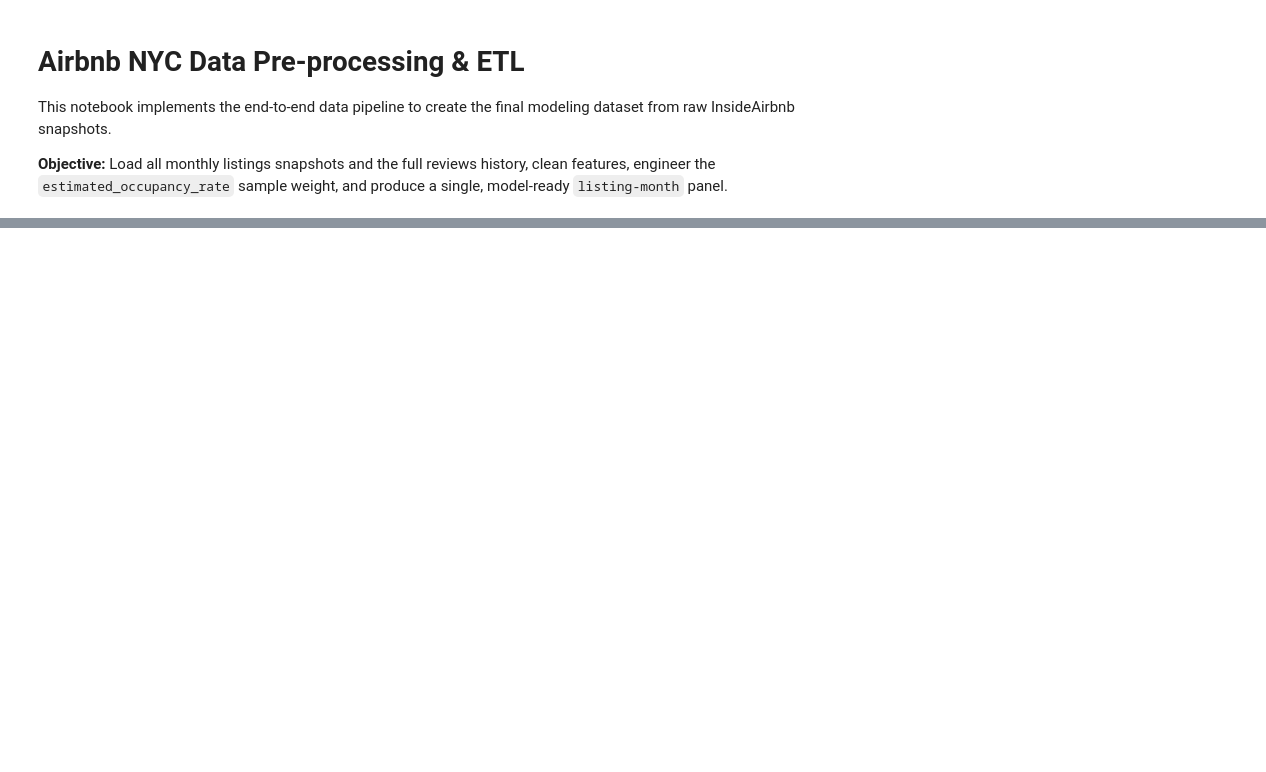
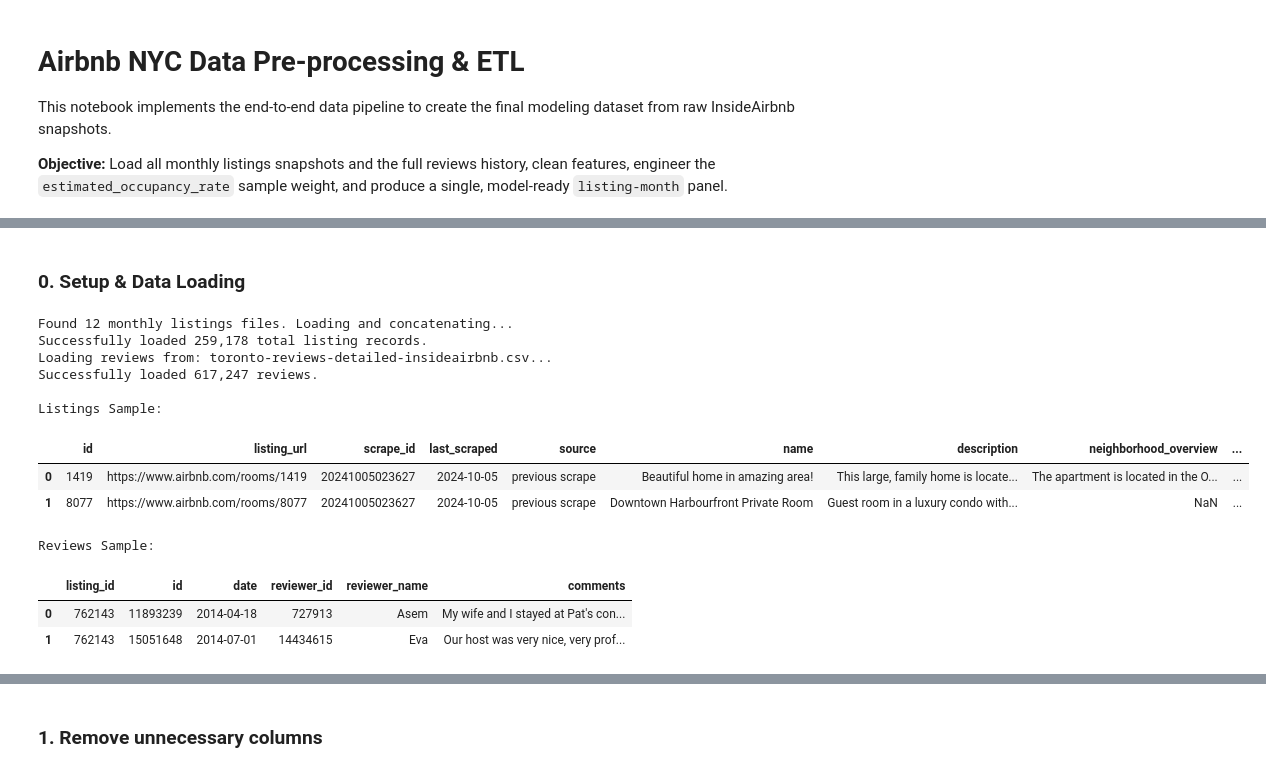
Before and after one commit to arvindsuresh-math/AirBnB-Price-Recommender, a Jupyter notebook: notebooks/01_data_cleaning_oct_11.ipynb, the cells around one changed output, grey strips where cells are left out. Drawn from its saved outputs; the diff is of its cells as text; code cells hidden in the pictures; blank space fills up the shorter version.

```diff
--- a/notebooks/01_data_cleaning_oct_11.ipynb
+++ b/notebooks/01_data_cleaning_oct_11.ipynb
@@ -627,0 +7,68 @@ Name: count, dtype: int64
+# %% [markdown]
+### 0. Setup & Data Loading
+# %%
+import pandas as pd
+import numpy as np
+import os
+import glob
+
+# --- Configuration ---
+# Parent directory containing the 'listings-YY-MM.csv' files and '{CITY}-reviews-detailed...csv'
+CITY = "toronto"
+INPUT_DATA_DIR = os.path.expanduser(f"~/Downloads/insideairbnb/{CITY}")
+OUTPUT_DATA_DIR = os.path.expanduser(f"../data/{CITY}")
+OUTPUT_FILENAME = f"{CITY}_dataset_oct_17.parquet"
+
+# Configure pandas display
+pd.options.display.max_columns = 100
+
+# --- Load All Monthly Listings Snapshots ---
+listings_files = sorted(glob.glob(os.path.join(INPUT_DATA_DIR, 'listings-*.csv')))
+if not listings_files:
+    raise FileNotFoundError(f"No 'listings-*.csv' files found in {INPUT_DATA_DIR}")
+
+print(f"Found {len(listings_files)} monthly listings files. Loading and concatenating...")
+
+dfs = []
+for file in listings_files:
+    # low_memory=False handles mixed data types in raw CSVs
+    df = pd.read_csv(file, low_memory=False)
+    dfs.append(df)
+
+raw_listings_df = pd.concat(dfs, ignore_index=True)
+print(f"Successfully loaded {len(raw_listings_df):,} total listing records.")
+
+# --- Load Full Reviews History ---
+reviews_path = os.path.join(INPUT_DATA_DIR, f'{CITY}-reviews-detailed-insideairbnb.csv')
+print(f"Loading reviews from: {os.path.basename(reviews_path)}...")
+try:
+    raw_reviews_df = pd.read_csv(reviews_path)
+    print(f"Successfully loaded {len(raw_reviews_df):,} reviews.")
+except FileNotFoundError:
+    raise FileNotFoundError(f"Could not find reviews file at: {reviews_path}")
+
+# Display samples
+print("\nListings Sample:")
+display(raw_listings_df.head(2))
+print("\nReviews Sample:")
+display(raw_reviews_df.head(2))
+
+# Display column info
+print("\nListings DataFrame Info:")
+print(raw_listings_df.info())
+print("\nReviews DataFrame Info:")
+print(raw_reviews_df.info())
+# %% [output]
+Found 12 monthly listings files. Loading and concatenating...
+Successfully loaded 259,178 total listing records.
+Loading reviews from: toronto-reviews-detailed-insideairbnb.csv...
+Successfully loaded 617,247 reviews.
+
+Listings Sample:
+|  | id | listing_url | scrape_id | last_scraped | source | name | description | neighborhood_overview | ... |
+| 0 | 1419 | https://www.airbnb.com/rooms/1419 | 20241005023627 | 2024-10-05 | previous scrape | Beautiful home in amazing area! | This large, family home is locate... | The apartment is located in the O... | ... |
+| 1 | 8077 | https://www.airbnb.com/rooms/8077 | 20241005023627 | 2024-10-05 | previous scrape | Downtown Harbourfront Private Room | Guest room in a luxury condo with... | NaN | ... |
+Reviews Sample:
+|  | listing_id | id | date | reviewer_id | reviewer_name | comments |
+| 0 | 762143 | 11893239 | 2014-04-18 | 727913 | Asem | My wife and I stayed at Pat's con... |
+| 1 | 762143 | 15051648 | 2014-07-01 | 14434615 | Eva | Our host was very nice, very prof... |
@@ -627,0 +92,2 @@ Name: count, dtype: int64
+# %% [markdown]
+### 1. Remove unnecessary columns
```
Also changed, not shown: parts of 42 cells of this notebook, 40 other files.
